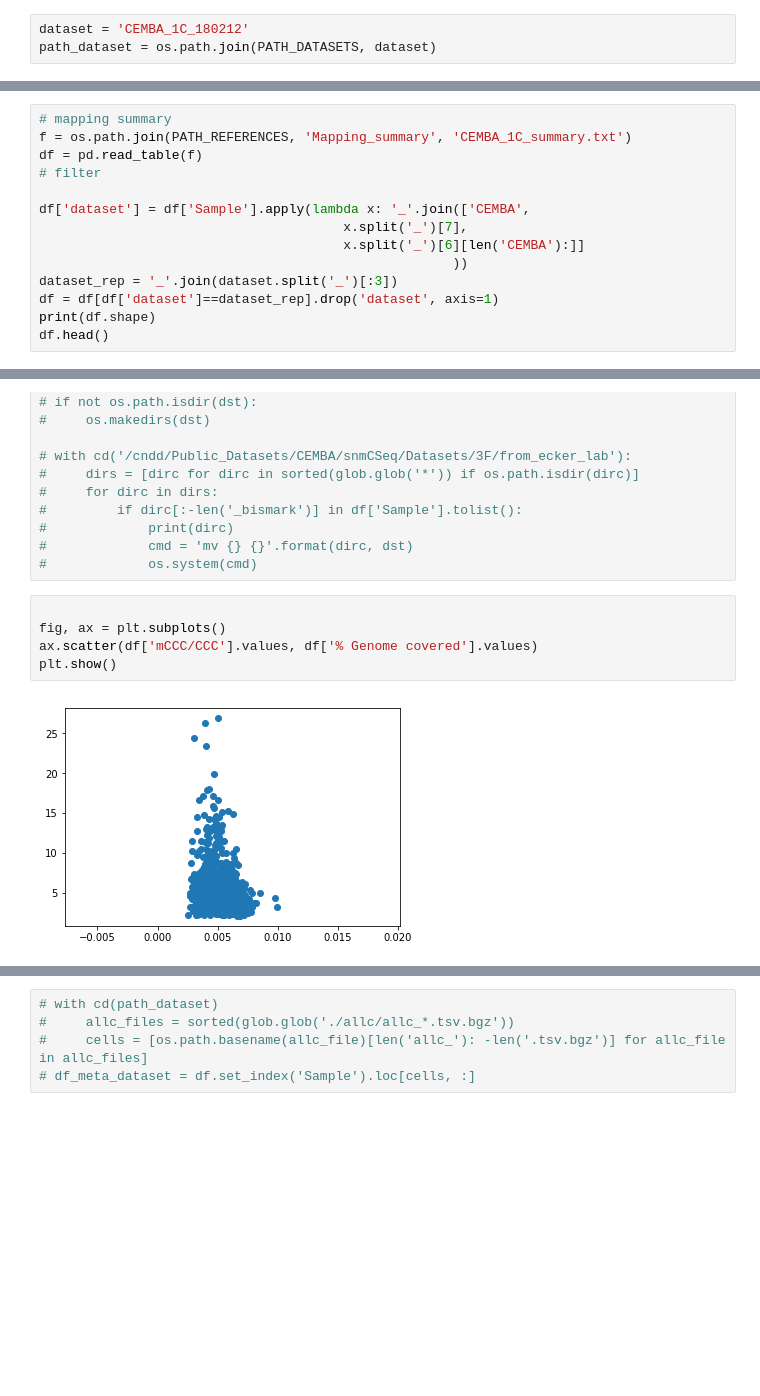
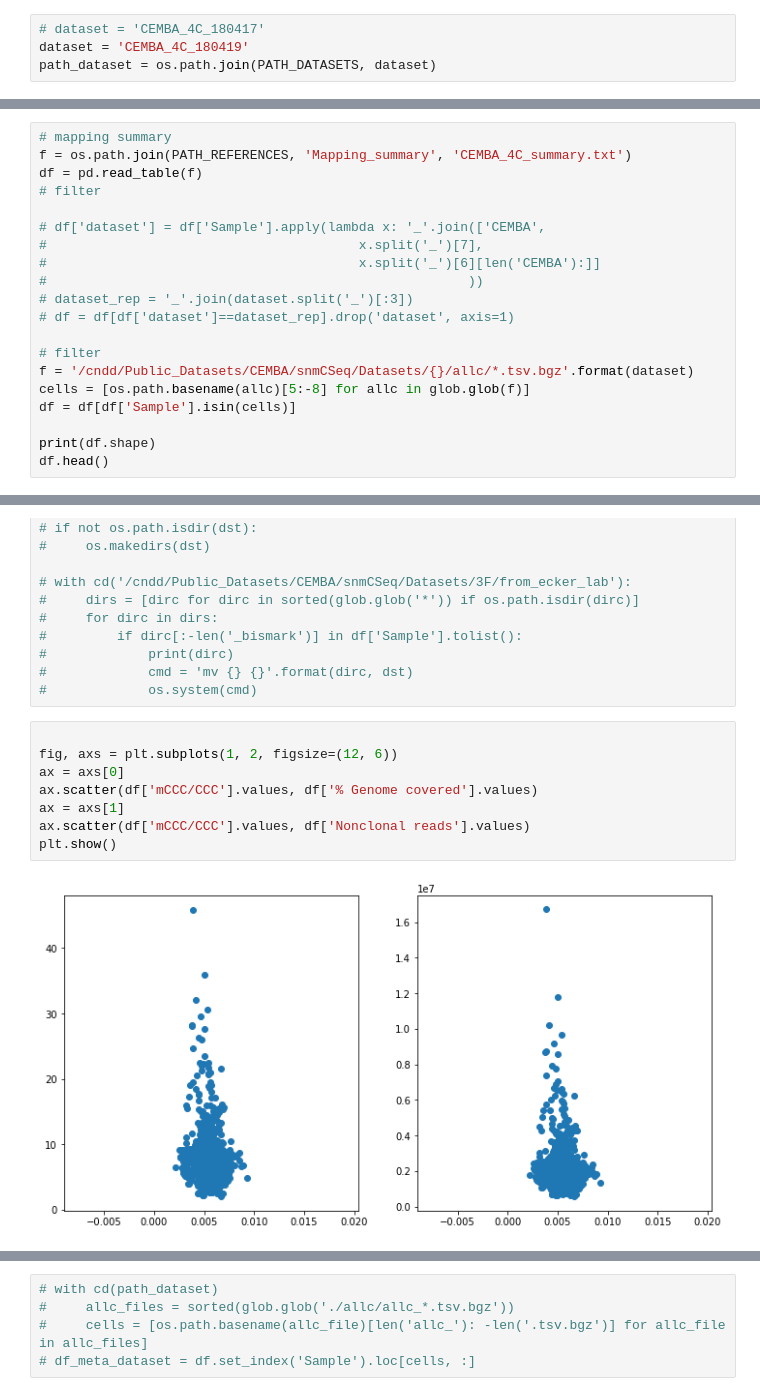
Before and after one commit to mukamel-lab-team/snmcseq, a Jupyter notebook: 00.CEMBA_organize_files.ipynb, the cells around one changed output, grey strips where cells are left out. Saved outputs shown, nothing was run; the diff lists cells and outputs as text; blank space fills up the shorter version.

```diff
--- a/00.CEMBA_organize_files.ipynb
+++ b/00.CEMBA_organize_files.ipynb
@@ -13,5 +13,6 @@ log.info('.')
 # %%
-dataset = 'CEMBA_1C_180212'
+# dataset = 'CEMBA_4C_180417'
+dataset = 'CEMBA_4C_180419'
 path_dataset = os.path.join(PATH_DATASETS, dataset)
 # %% [markdown]
 # Gzip to bgzip
@@ -94,16 +95,22 @@ FileNotFoundError: [Errno 2] No such file or directory: '/cndd/Public_Datasets/C
 # Mapping summary
 # %%
 # mapping summary
-f = os.path.join(PATH_REFERENCES, 'Mapping_summary', 'CEMBA_1C_summary.txt')
+f = os.path.join(PATH_REFERENCES, 'Mapping_summary', 'CEMBA_4C_summary.txt')
 df = pd.read_table(f)
 # filter
 
-df['dataset'] = df['Sample'].apply(lambda x: '_'.join(['CEMBA',
-                                       x.split('_')[7],
-                                       x.split('_')[6][len('CEMBA'):]]
-                                                     ))
-dataset_rep = '_'.join(dataset.split('_')[:3])
-df = df[df['dataset']==dataset_rep].drop('dataset', axis=1)
+# df['dataset'] = df['Sample'].apply(lambda x: '_'.join(['CEMBA',
+#                                        x.split('_')[7],
+#                                        x.split('_')[6][len('CEMBA'):]]
+#                                                      ))
+# dataset_rep = '_'.join(dataset.split('_')[:3])
+# df = df[df['dataset']==dataset_rep].drop('dataset', axis=1)
+
+# filter
+f = '/cndd/Public_Datasets/CEMBA/snmCSeq/Datasets/{}/allc/*.tsv.bgz'.format(dataset)
+cells = [os.path.basename(allc)[5:-8] for allc in glob.glob(f)]
+df = df[df['Sample'].isin(cells)]
+
 print(df.shape)
 df.head()
 # %% [output]
@@ -130,11 +137,14 @@ df.head()
 #             os.system(cmd)
 # %%
 
-fig, ax = plt.subplots()
+fig, axs = plt.subplots(1, 2, figsize=(12, 6))
+ax = axs[0]
 ax.scatter(df['mCCC/CCC'].values, df['% Genome covered'].values)
+ax = axs[1]
+ax.scatter(df['mCCC/CCC'].values, df['Nonclonal reads'].values)
 plt.show()
 # %% [output]
-[figure, old version]
+[figure, new version]
 # %%
 # move allc to allc trash
 
```
Also changed, not shown: parts of 6 cells of this notebook, 28 other files.
